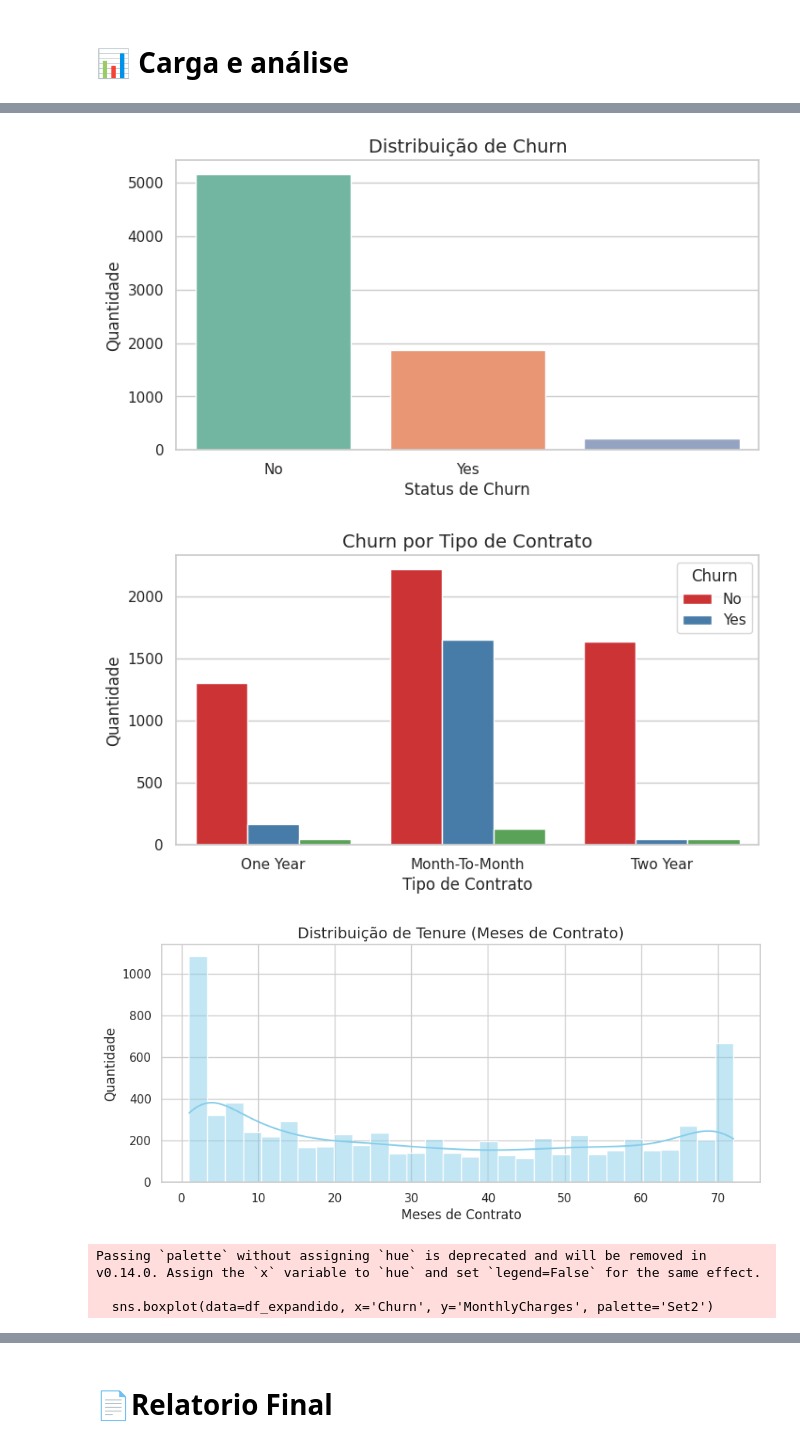
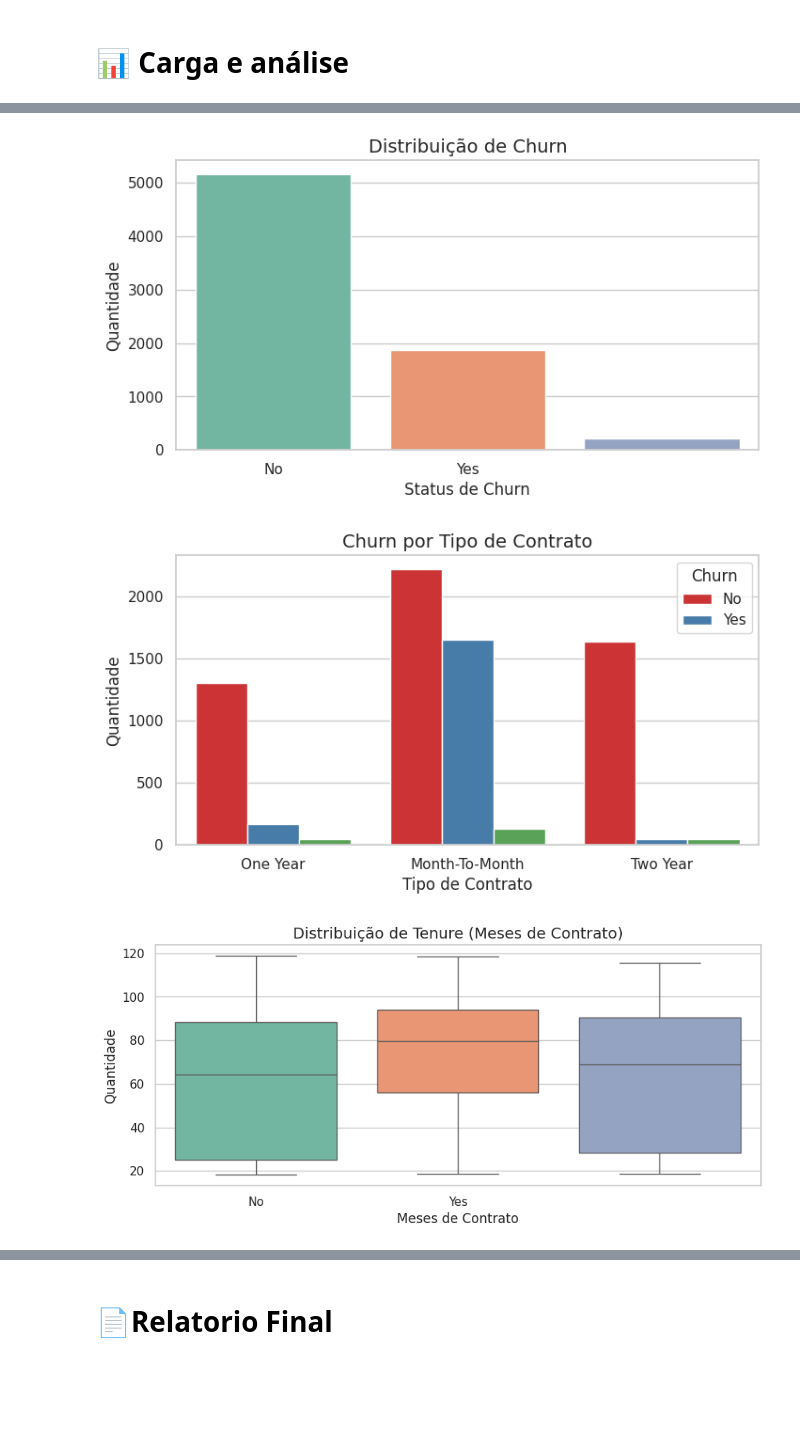
Before and after one commit to Dark-Mary/challenge2-data-science, a Jupyter notebook: TelecomX_BR.ipynb, the cells around one changed output, grey strips where cells are left out. Cells and saved outputs as stored; diff of their text form; code cells hidden in the pictures; blank space fills up the shorter version.

```diff
--- a/TelecomX_BR.ipynb
+++ b/TelecomX_BR.ipynb
@@ -141,7 +141,7 @@ Informações do dataframe final transformado:
 # %%
 # Distribuição de clientes por status de Churn
 plt.figure(figsize=(8, 4))
-sns.countplot(data=df_expandido, x='Churn', palette='Set2')
+sns.countplot(data=df_expandido, x='Churn', hue='Churn', palette='Set2', legend=False)
 plt.title('Distribuição de Churn', fontsize=14)
 plt.xlabel('Status de Churn')
 plt.ylabel('Quantidade')
@@ -158,7 +158,7 @@ plt.show()
 
 # Distribuição do tempo de contrato (tenure)
 plt.figure(figsize=(10, 4))
-sns.histplot(df_expandido['tenure'], bins=30, kde=True, color='skyblue')
+sns.boxplot(data=df_expandido, x='Churn', y='MonthlyCharges', palette='Set2')
 plt.title('Distribuição de Tenure (Meses de Contrato)', fontsize=14)
 plt.xlabel('Meses de Contrato')
 plt.ylabel('Quantidade')
@@ -166,7 +166,7 @@ plt.show()
 
 # Relação entre valor mensal e evasão (Monthly Charges)
 plt.figure(figsize=(10, 5))
-sns.boxplot(data=df_expandido, x='Churn', y='MonthlyCharges', palette='Set2')
+sns.boxplot(data=df_expandido, x='Churn', y='MonthlyCharges', hue='Churn', palette='Set2', legend=False)
 plt.title('Charges Mensais por Status de Churn', fontsize=14)
 plt.xlabel('Status de Churn')
 plt.ylabel('Charges Mensais')
@@ -178,9 +175,6 @@ Passing `palette` without assigning `hue` is deprecated and will be removed in v
 [figure]
 [figure]
-[figure, old version]
+[figure, new version]
-Passing `palette` without assigning `hue` is deprecated and will be removed in v0.14.0. Assign the `x` variable to `hue` and set `legend=False` for the same effect.
-
-  sns.boxplot(data=df_expandido, x='Churn', y='MonthlyCharges', palette='Set2')
 [figure]
 # %% [markdown]
 # 📄Relatorio Final
```
Also changed, not shown: parts of 1 cell of this notebook.
